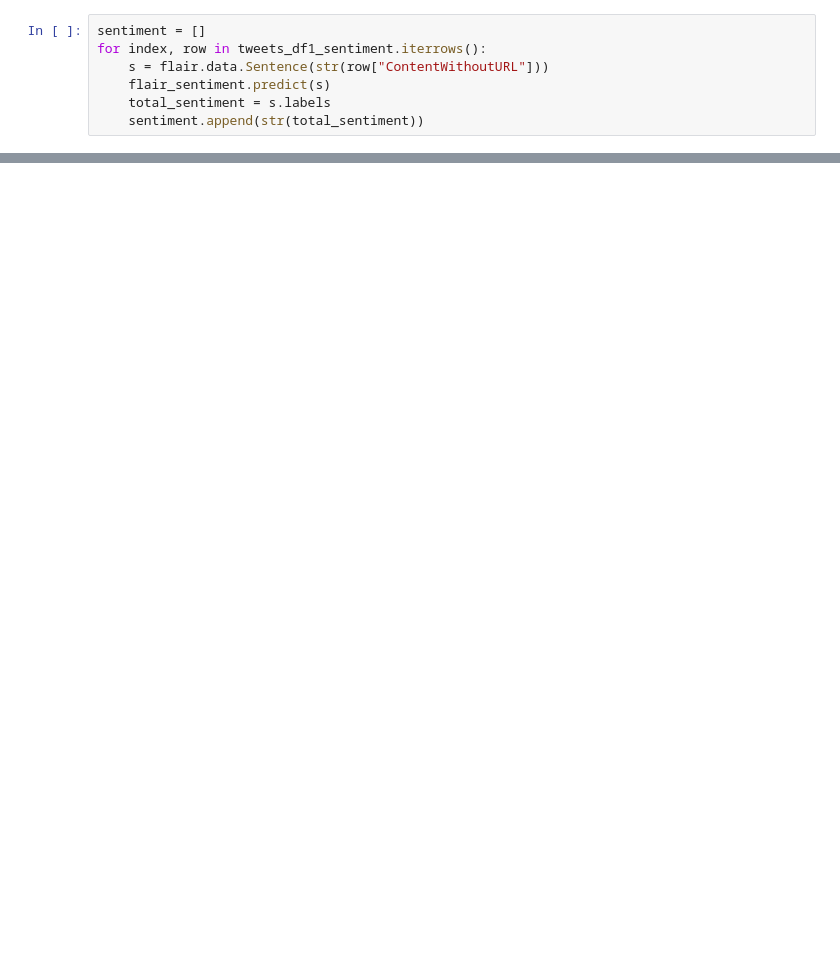
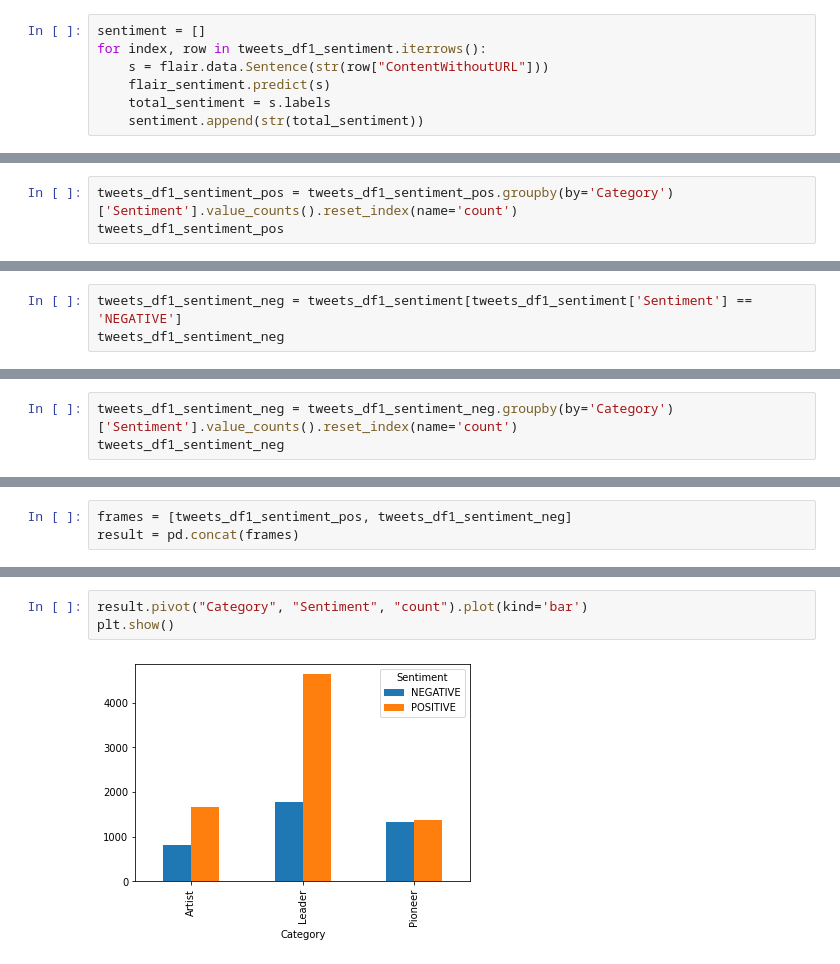
Before and after one commit to Surb22/Final-Project-IS417, a Jupyter notebook: Code/twitter_data.ipynb, the cells around one changed output, grey strips where cells are left out. Saved outputs shown, nothing was run; the diff lists cells and outputs as text; blank space fills up the shorter version.

Commit message:
Sentiment analysis bar chart

```diff
--- a/Code/twitter_data.ipynb
+++ b/Code/twitter_data.ipynb
@@ -379,0 +446,3 @@ len(sentiment)
+# %%
+tweets_df1_sentiment_pos = tweets_df1_sentiment_pos.groupby(by='Category')['Sentiment'].value_counts().reset_index(name='count')
+tweets_df1_sentiment_pos
@@ -379,0 +454,3 @@ len(sentiment)
+# %%
+tweets_df1_sentiment_neg = tweets_df1_sentiment[tweets_df1_sentiment['Sentiment'] == 'NEGATIVE']
+tweets_df1_sentiment_neg
@@ -379,0 +471,3 @@ len(sentiment)
+# %%
+tweets_df1_sentiment_neg = tweets_df1_sentiment_neg.groupby(by='Category')['Sentiment'].value_counts().reset_index(name='count')
+tweets_df1_sentiment_neg
@@ -379,0 +479,3 @@ len(sentiment)
+# %%
+frames = [tweets_df1_sentiment_pos, tweets_df1_sentiment_neg]
+result = pd.concat(frames)
@@ -379,0 +492,5 @@ len(sentiment)
+# %%
+result.pivot("Category", "Sentiment", "count").plot(kind='bar')
+plt.show()
+# %% [output]
+[figure, added]
```
Also changed, not shown: parts of 20 cells of this notebook.
